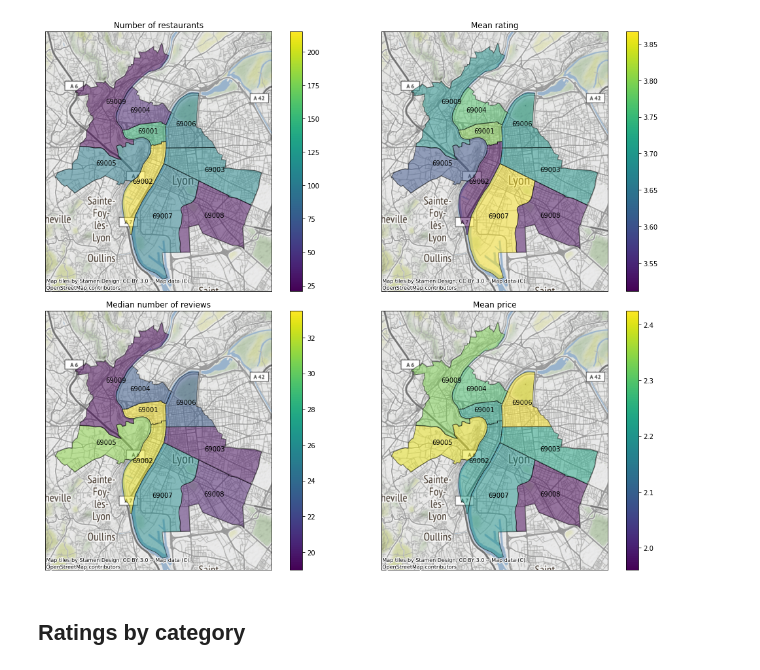
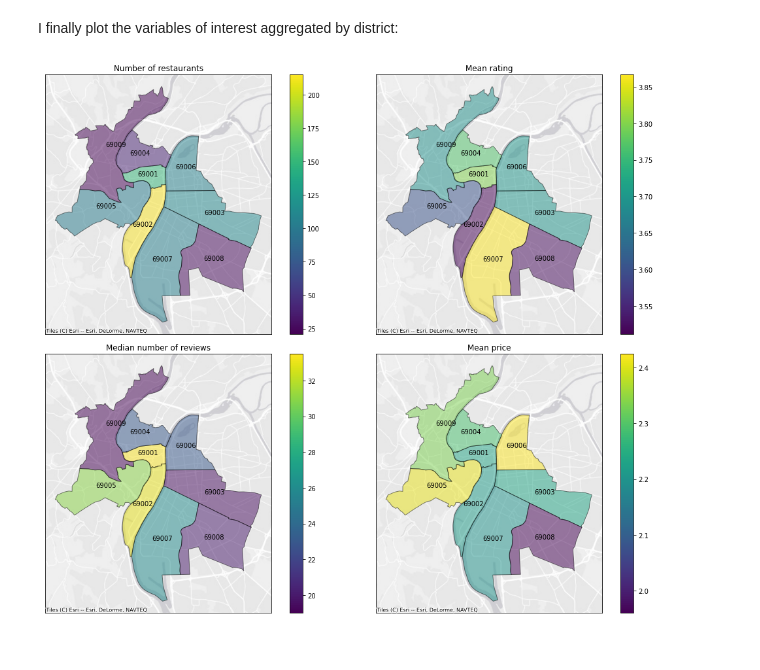
Before and after one commit to c-saade/pizza_analysis, a Jupyter notebook: Data_analysis.ipynb, the cells around one changed output. Cells and saved outputs as stored; diff of their text form; code cells hidden in the pictures.

```diff
--- a/Data_analysis.ipynb
+++ b/Data_analysis.ipynb
@@ -123,4 +122,9 @@ lyon_map
+# %% [markdown]
+I finally plot the variables of interest aggregated by district:
 # %%
+# changing the coordinates reference system to a more visually appealing one:
+lyon_map = lyon_map.to_crs(epsg = 3857)
+
 fig, ax = plt.subplots(2, 2, figsize = (15, 12))
 
 # plotting number of restaurants
@@ -128,43 +132,41 @@ lyon_map.plot(ax = ax[0, 0], alpha = 0.5, edgecolor = "k", column = 'restaurants
 lyon_map.apply(lambda x: ax[0, 0].annotate(text=x['location.zip_code'],
                                      xy=x.geometry.centroid.coords[0],
                                      ha='center'), axis=1)
-cx.add_basemap(ax[0, 0], zoom = 12)
+cx.add_basemap(ax[0, 0], zoom = 12, source = cx.providers.Esri.WorldGrayCanvas)
 ax[0, 0].set_title('Number of restaurants')
 
 
 # plotting mean rating
 lyon_map.plot(ax = ax[0, 1],alpha = 0.5, edgecolor = "k",
                    column = ('rating', 'mean'), legend = True)
 lyon_map.apply(lambda x: ax[0, 1].annotate(text=x['location.zip_code'],
                                      xy=x.geometry.centroid.coords[0],
                                      ha='center'), axis=1)
-cx.add_basemap(ax[0, 1], zoom = 12)
+cx.add_basemap(ax[0, 1], zoom = 12, source = cx.providers.Esri.WorldGrayCanvas)
 ax[0, 1].set_title('Mean rating')
 
 # plotting median review count
 lyon_map.plot(ax = ax[1, 0], alpha = 0.5, edgecolor = "k", column = ('review_count', 'median'), legend = True)
 lyon_map.apply(lambda x: ax[1, 0].annotate(text=x['location.zip_code'],
                                      xy=x.geometry.centroid.coords[0],
                                      ha='center'), axis=1)
-cx.add_basemap(ax[1, 0], zoom = 12)
+cx.add_basemap(ax[1, 0], zoom = 12, source = cx.providers.Esri.WorldGrayCanvas)
 ax[1, 0].set_title('Median number of reviews')
 
 # plotting mean price
 lyon_map.plot(ax = ax[1, 1], alpha = 0.5, edgecolor = "k", column = ('price_num', 'mean'), legend = True)
 lyon_map.apply(lambda x: ax[1, 1].annotate(text=x['location.zip_code'],
                                      xy=x.geometry.centroid.coords[0],
                                      ha='center'), axis=1)
-cx.add_basemap(ax[1, 1], zoom = 12)
+cx.add_basemap(ax[1, 1], zoom = 12, source = cx.providers.Esri.WorldGrayCanvas)
 ax[1, 1].set_title('Mean price')
 
 # removing ticks for better visibility
 for k in [0, 1]:
     for l in [0, 1]:
         ax[k, l].set_xticks([])
         ax[l, k].set_yticks([])
 
 fig.tight_layout()
 # %% [output]
-[figure, old version]
+[figure, new version]
-# %% [markdown]
-## Ratings by category
```
Also changed, not shown: parts of 51 cells of this notebook, 4 other files.
